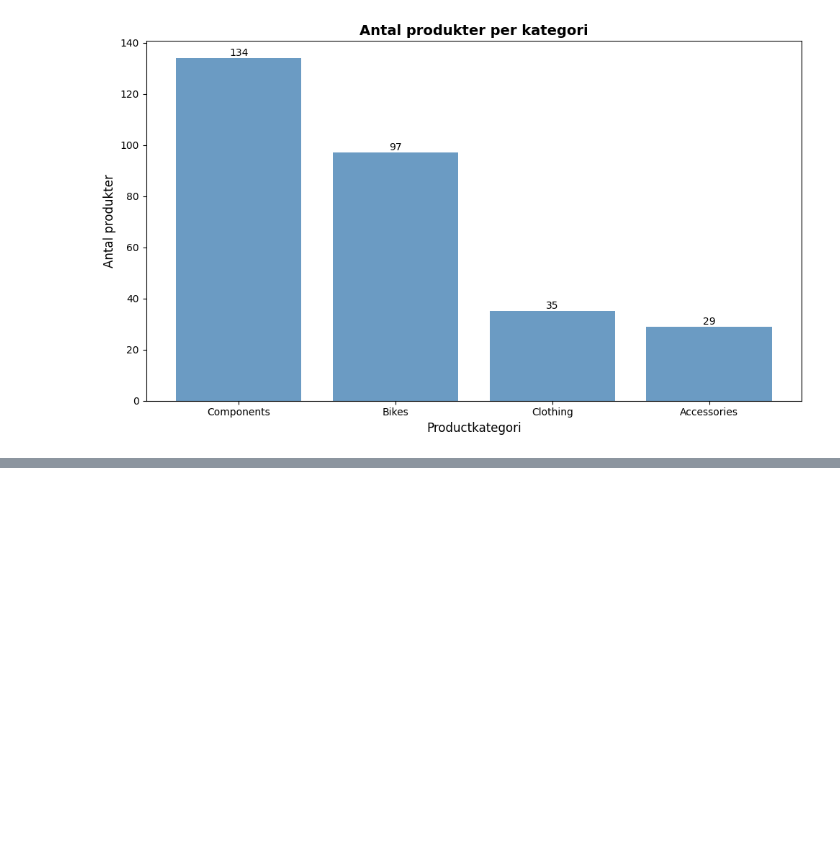
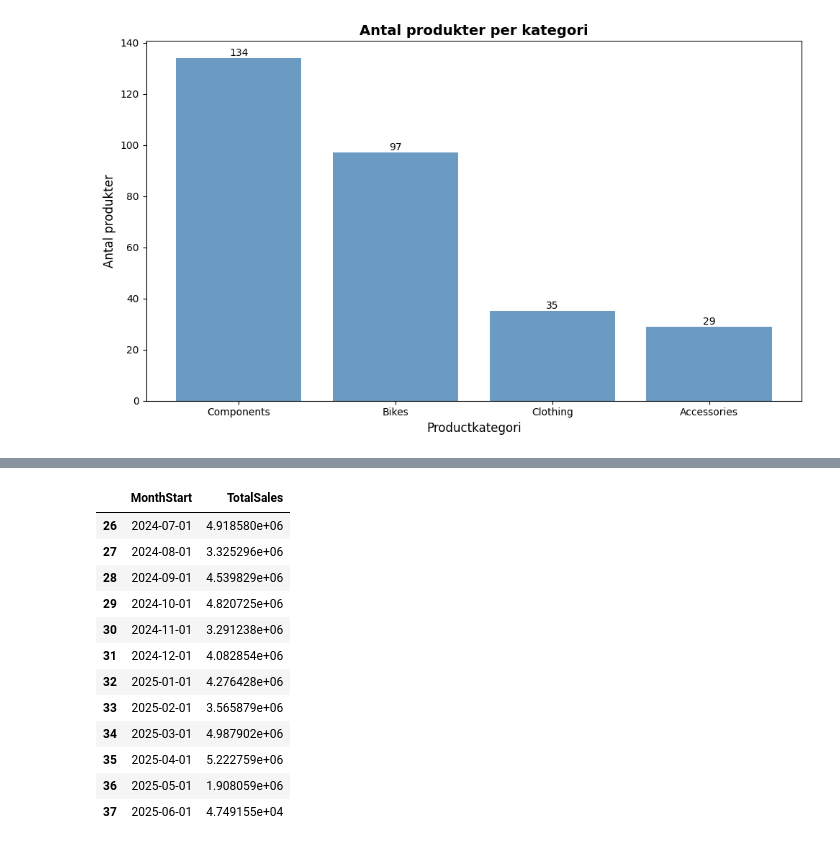
Before and after one commit to gia-w-chai/AdventureWorks2025, a Jupyter notebook: notebooks/analys.ipynb, the cells around one changed output, grey strips where cells are left out. Cells and saved outputs as stored; diff of their text form; code cells hidden in the pictures; blank space fills up the shorter version.

```diff
--- a/notebooks/analys.ipynb
+++ b/notebooks/analys.ipynb
@@ -102,0 +205,20 @@ Och att accessoarerkan vara ett utvecklingsområde.
+# %%
+df_vis3["MonthStart"] = pd.to_datetime(df_vis3["MonthStart"])
+
+# minst 12 månader (tar senaste 12)
+df_12 = df_vis3.tail(12).copy()
+df_12
+# %% [output]
+|  | MonthStart | TotalSales |
+| 26 | 2024-07-01 | 4.918580e+06 |
+| 27 | 2024-08-01 | 3.325296e+06 |
+| 28 | 2024-09-01 | 4.539829e+06 |
+| 29 | 2024-10-01 | 4.820725e+06 |
+| 30 | 2024-11-01 | 3.291238e+06 |
+| 31 | 2024-12-01 | 4.082854e+06 |
+| 32 | 2025-01-01 | 4.276428e+06 |
+| 33 | 2025-02-01 | 3.565879e+06 |
+| 34 | 2025-03-01 | 4.987902e+06 |
+| 35 | 2025-04-01 | 5.222759e+06 |
+| 36 | 2025-05-01 | 1.908059e+06 |
+| 37 | 2025-06-01 | 4.749155e+04 |
```
Also changed, not shown: parts of 17 cells of this notebook, 3 other files.
